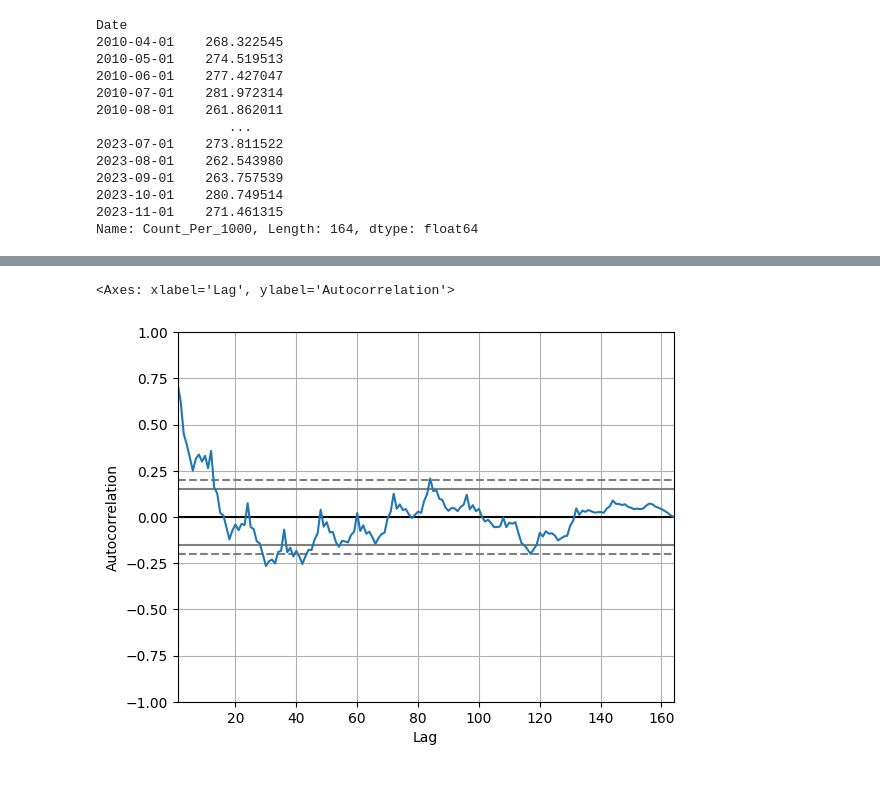
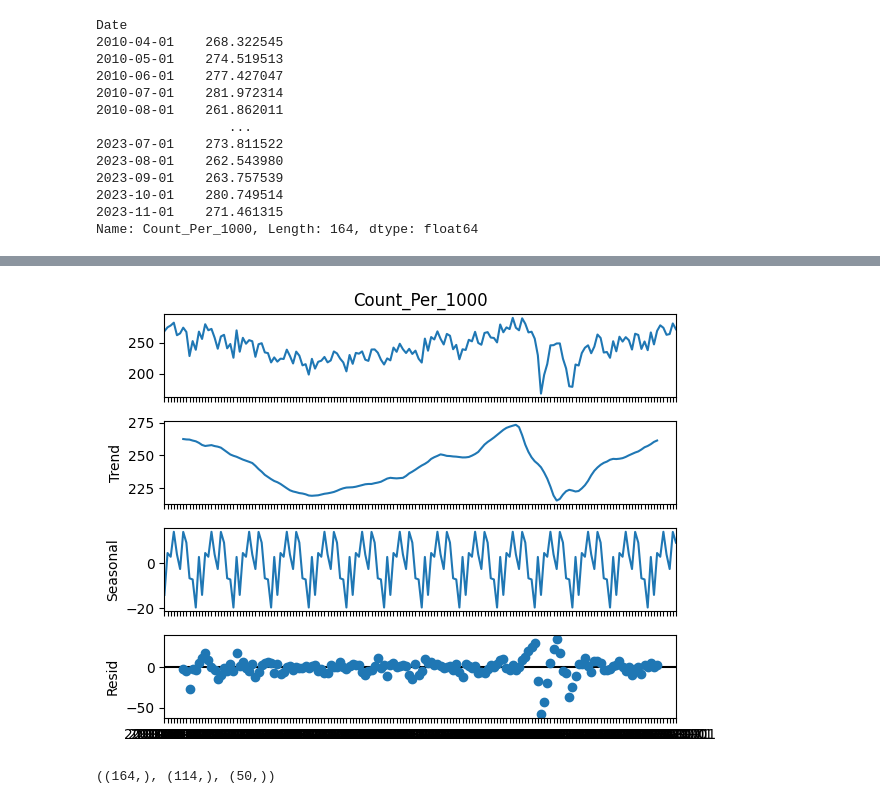
Before and after one commit to JamieW365/londoncrime, a Jupyter notebook: notebooks/exploratory/jw-3-modelling.ipynb, the cells around one changed output, grey strips where cells are left out. Cells and saved outputs as stored; diff of their text form; code cells hidden in the pictures.

```diff
--- a/notebooks/exploratory/jw-3-modelling.ipynb
+++ b/notebooks/exploratory/jw-3-modelling.ipynb
@@ -46,5 +46,0 @@ total_crime_trend.plot(figsize=(10,8),
-# %%
-pd.plotting.autocorrelation_plot(total_crime_trend)
-# %% [output]
-<Axes: xlabel='Lag', ylabel='Autocorrelation'>
-[figure, removed]
@@ -50,0 +49,12 @@ pd.plotting.autocorrelation_plot(total_crime_trend)
+# %%
+seasonal_decomp = seasonal_decompose(x=total_crime_trend, model="additive", period=12)
+seasonal_decomp.plot();
+# %% [output]
+[figure, added]
+# %%
+df_train = total_crime_trend.head(int(len(total_crime_trend) * 0.7)).copy()
+df_test = total_crime_trend.drop(df_train.index).copy()
+
+total_crime_trend.shape, df_train.shape, df_test.shape
+# %% [output]
+((164,), (114,), (50,))
```
Also changed, not shown: parts of 21 cells of this notebook.
